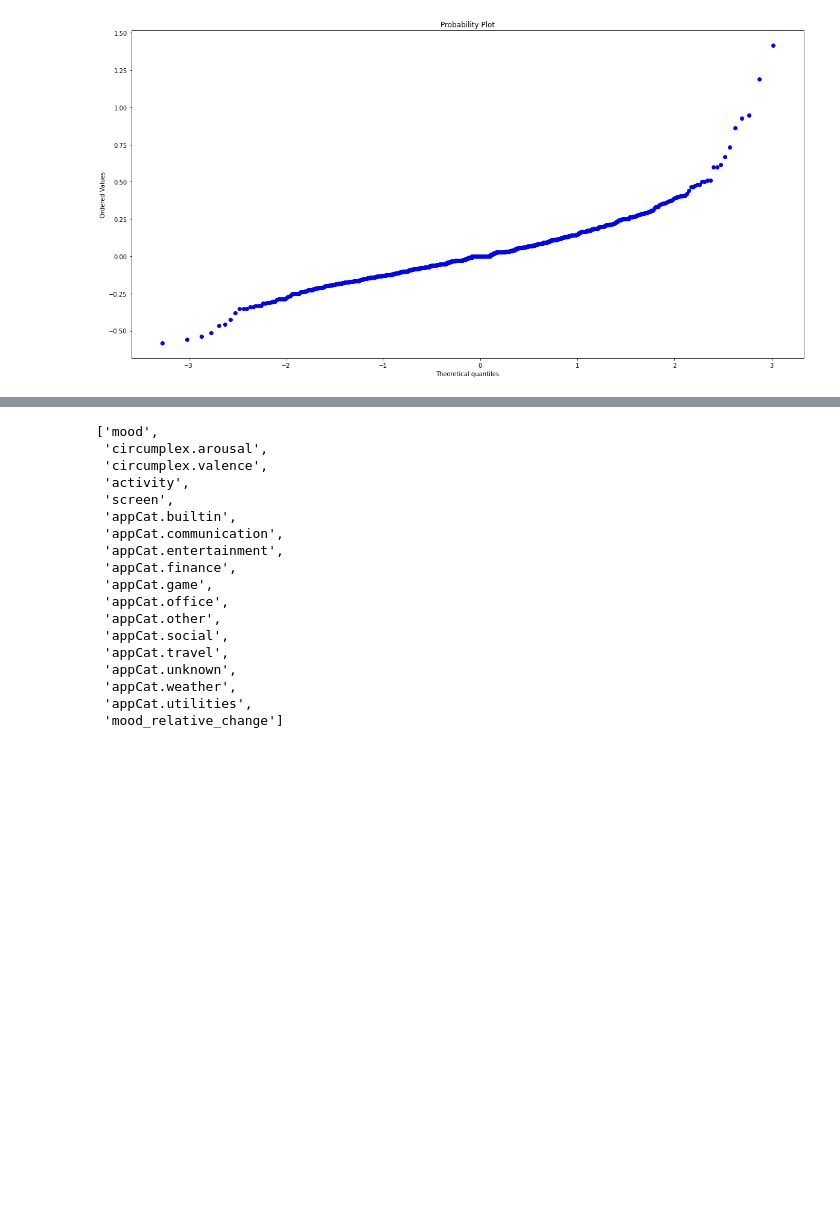
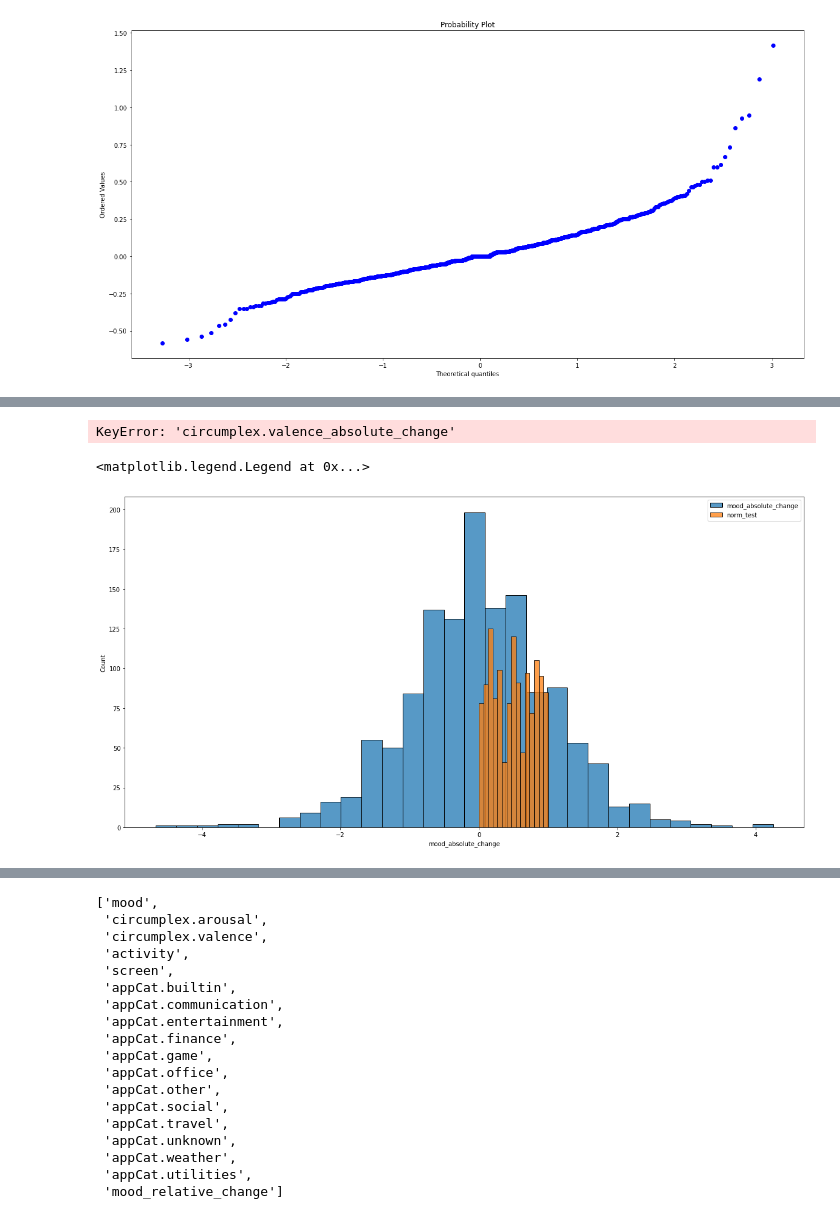
Before and after one commit to QST23/course_dmt, a Jupyter notebook: ass1/feature_engineering.ipynb, the cells around one changed output, grey strips where cells are left out. Drawn from its saved outputs; the diff is of its cells as text; code cells hidden in the pictures; blank space fills up the shorter version.

```diff
--- a/ass1/feature_engineering.ipynb
+++ b/ass1/feature_engineering.ipynb
@@ -579,0 +660,10 @@ df['mood_relative_change'].isna().sum()
+# %%
+col_to_test = 'activity_prev_1'
+
+df['norm_test']= ndf.normalise_collumn_with_loaded_or_new_model(df, col_to_test, verbose=True)
+df[col_to_test].describe()
+#histograms of normalised screen in 1 plot
+plt.figure(figsize=(20,10))
+sns.histplot(data=df, x=col_to_test, bins=30, label=col_to_test)
+sns.histplot(data=df, x='norm_test', bins=30, label='norm_test')
+plt.legend()
@@ -579,0 +678,25 @@ df['mood_relative_change'].isna().sum()
+# %%
+col_to_test = 'circumplex.valence_absolute_change'
+
+df['norm_test']= ndf.apply_statistical_model(df, col_to_test, only_collumn=True)
+df[col_to_test].describe()
+#histograms of normalised screen in 1 plot
+plt.figure(figsize=(20,10))
+sns.histplot(data=df, x=col_to_test, bins=30, label=col_to_test)
+sns.histplot(data=df, x='norm_test', bins=15, label='norm_test')
+plt.legend()
+# %% [output]
+KeyError: 'circumplex.valence_absolute_change'
+# %%
+col_to_test = 'mood_absolute_change'
+
+df['norm_test']= ndf.apply_statistical_model(df, col_to_test, only_collumn=True)
+df[col_to_test].describe()
+#histograms of normalised screen in 1 plot
+plt.figure(figsize=(20,10))
+sns.histplot(data=df, x=col_to_test, bins=30, label=col_to_test)
+sns.histplot(data=df, x='norm_test', bins=15, label='norm_test')
+plt.legend()
+# %% [output]
+<matplotlib.legend.Legend at 0x...>
+[figure, added]
```
Also changed, not shown: parts of 33 cells of this notebook, 10 other files.
